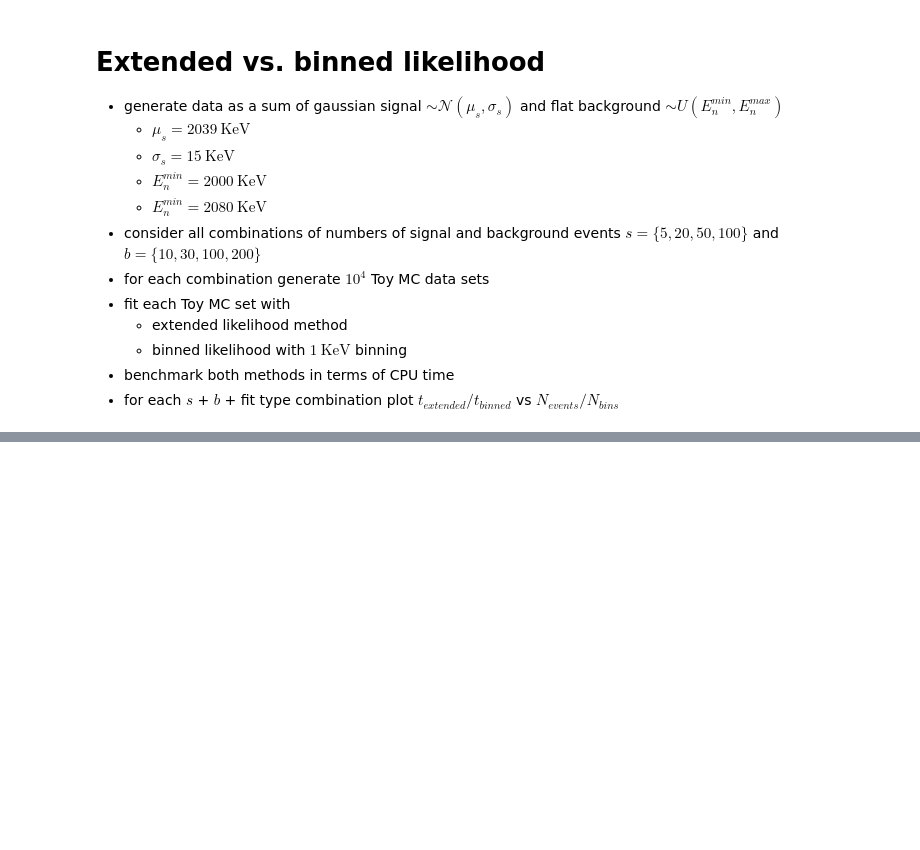
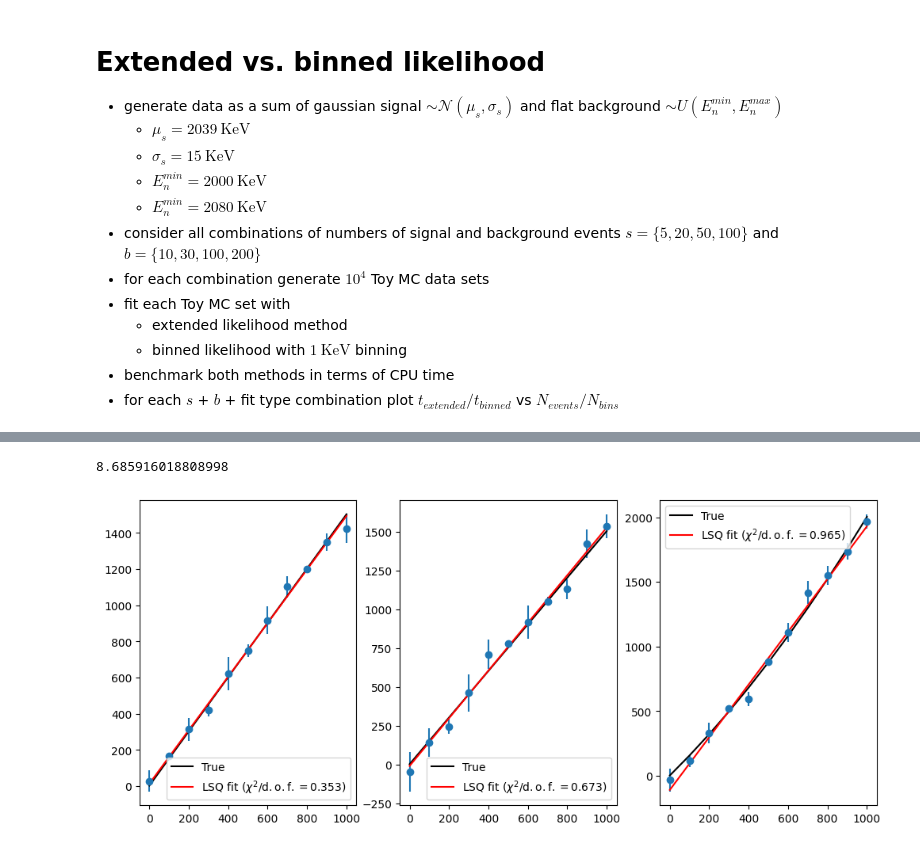
Before and after one commit to nj-vs-vh/gssi-23-24-stats, a Jupyter notebook: lecture5.ipynb, the cells around one changed output, grey strips where cells are left out. Cells and saved outputs as stored; diff of their text form; code cells hidden in the pictures; blank space fills up the shorter version.

```diff
--- a/lecture5.ipynb
+++ b/lecture5.ipynb
@@ -280,0 +313,8 @@ plt.show()
+# %%
+fig, axes = plt.subplots(ncols=3, figsize=(12, 5))
+linear_lsq(axes[0])
+linear_lsq(axes[1], random_error_overestimation_factor=1.4)
+linear_lsq(axes[2], quadratic_coefficient=5e-4)
+# %% [output]
+8.685916018808998
+[figure, added]
```
Also changed, not shown: parts of 17 cells of this notebook.
